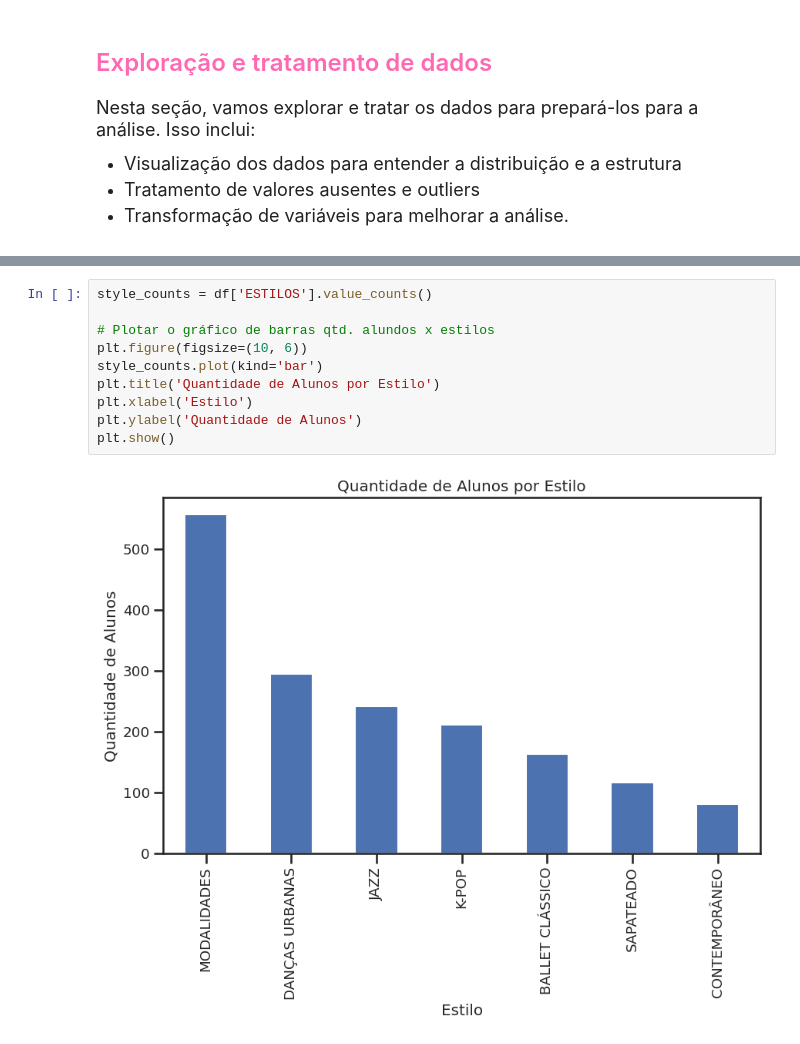
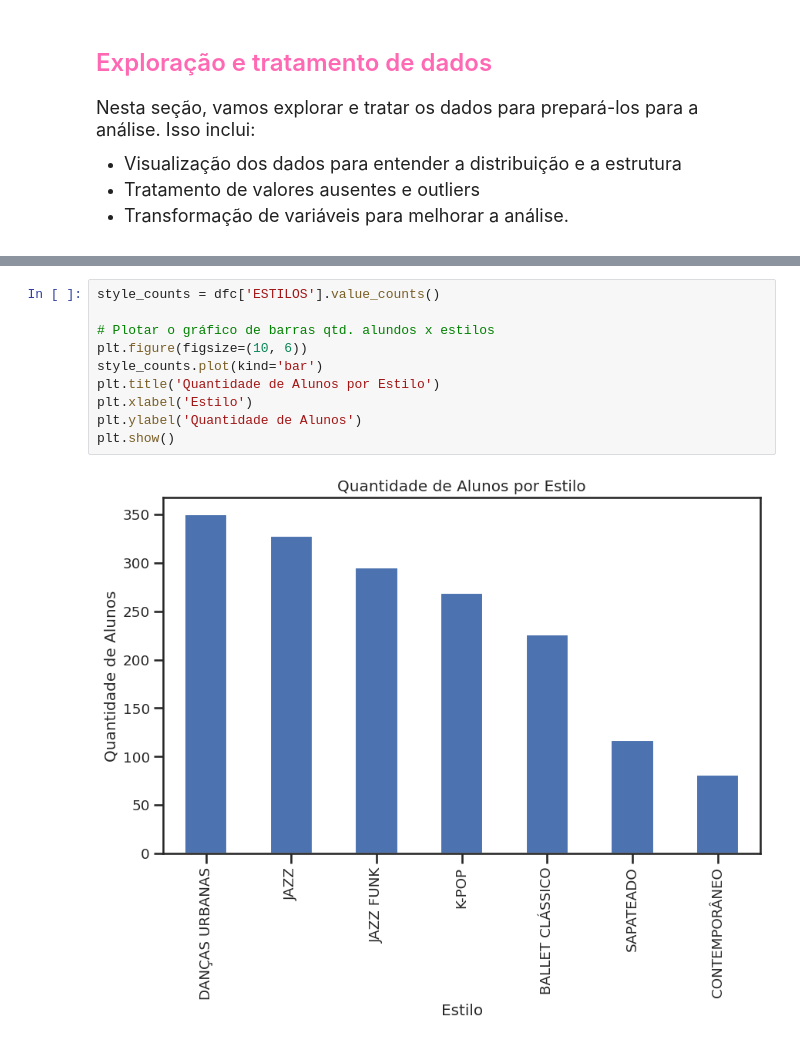
Before and after one commit to KoreTane/PredictiveLeadManagement, a Jupyter notebook: CBS_Dance_EDA.ipynb, the cells around one changed output, grey strips where cells are left out. Drawn from its saved outputs; the diff is of its cells as text.

```diff
--- a/CBS_Dance_EDA.ipynb
+++ b/CBS_Dance_EDA.ipynb
@@ -63,12 +52,12 @@ def list_attributes(obj):
 # %%
-style_counts = df['ESTILOS'].value_counts()
+style_counts = dfc['ESTILOS'].value_counts()
 
 # Plotar o gráfico de barras qtd. alundos x estilos
 plt.figure(figsize=(10, 6))
 style_counts.plot(kind='bar')
 plt.title('Quantidade de Alunos por Estilo')
 plt.xlabel('Estilo')
 plt.ylabel('Quantidade de Alunos')
 plt.show()
 # %% [output]
-[figure, old version]
+[figure, new version]
```
Also changed, not shown: parts of 26 cells of this notebook.
